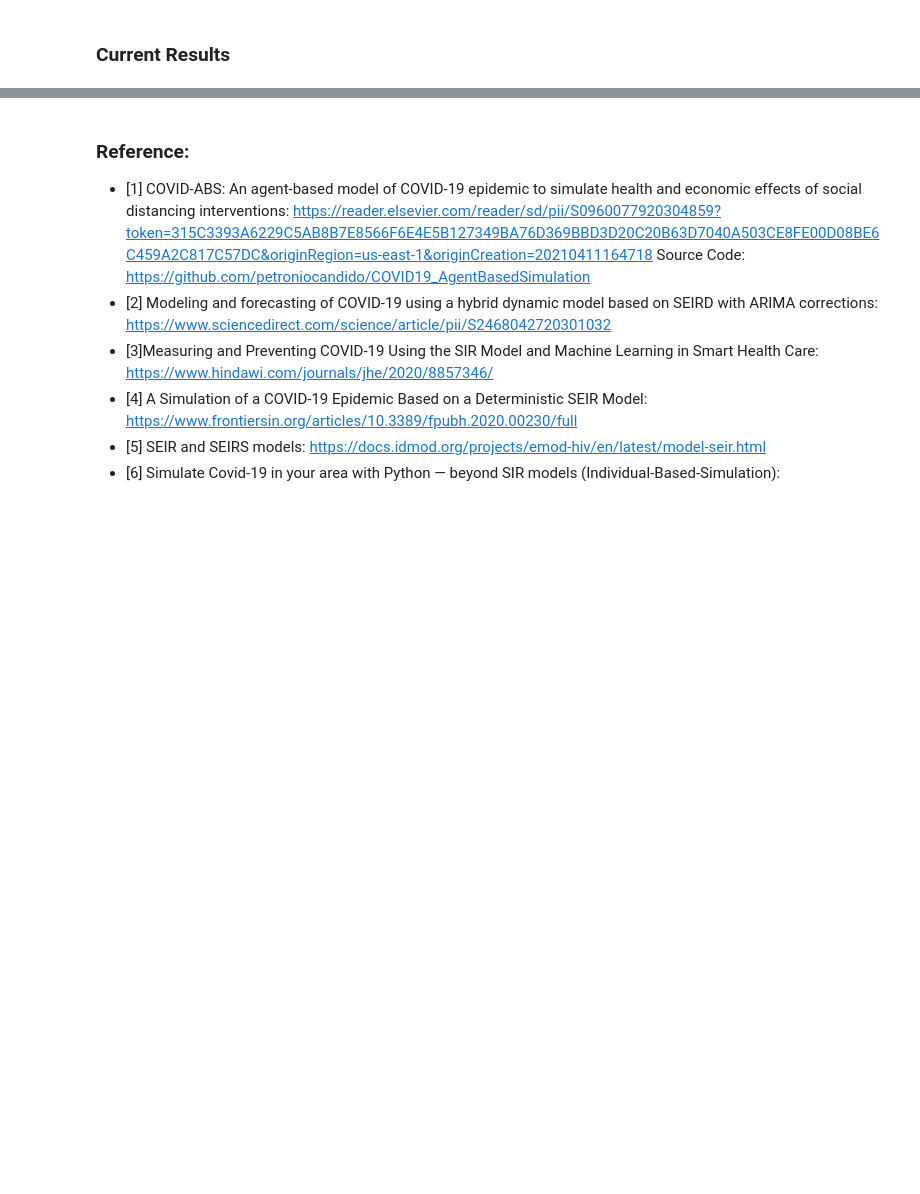
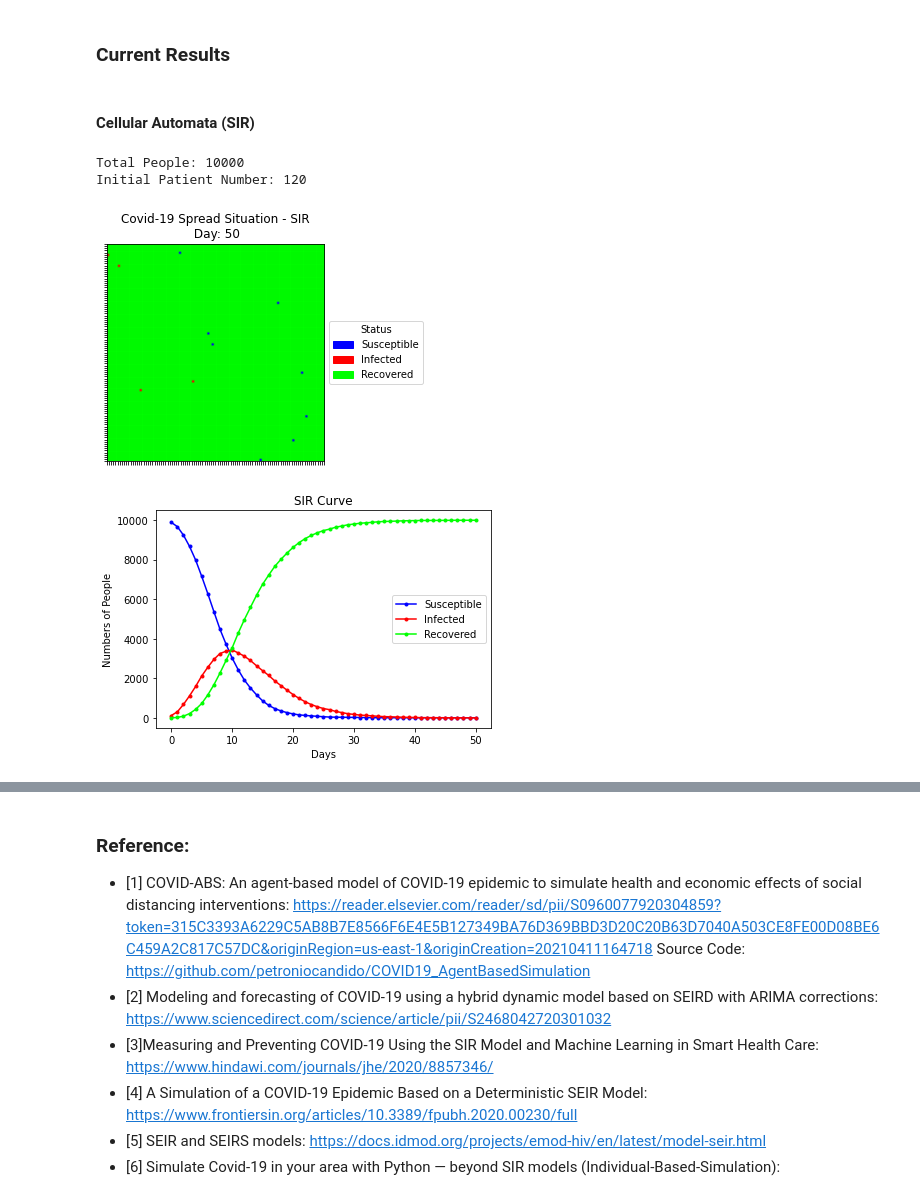
Before and after one commit to pohsienhsu/6730-Covid-Simulation, a Jupyter notebook: code.ipynb, the cells around one changed output, grey strips where cells are left out. Saved outputs shown, nothing was run; the diff lists cells and outputs as text; code cells hidden in the pictures; blank space fills up the shorter version.

```diff
--- a/code.ipynb
+++ b/code.ipynb
@@ -68,0 +94,18 @@ In order to model the interaction throughout people during the pandemics, a regu
+# %% [markdown]
+#### Cellular Automata (SIR)
+# %%
+sir = Automata_SIR(100, 100)
+# automata.printMatrix(cmap_SIR, labels_SIR)
+print(f"Total People: {sir.numpeople}")
+print(f"Initial Patient Number: {sir.getI()}")
+sir.accumulateData()
+for n in range(50):
+    sir.nextGeneration()
+    sir.accumulateData()
+sir.printMatrix(cmaps["SIR"], labels["SIR"])
+sir.plotCurve()
+# %% [output]
+Total People: 10000
+Initial Patient Number: 120
+[figure, added]
+[figure, added]
```
Also changed, not shown: parts of 13 cells of this notebook, 1 other file.
